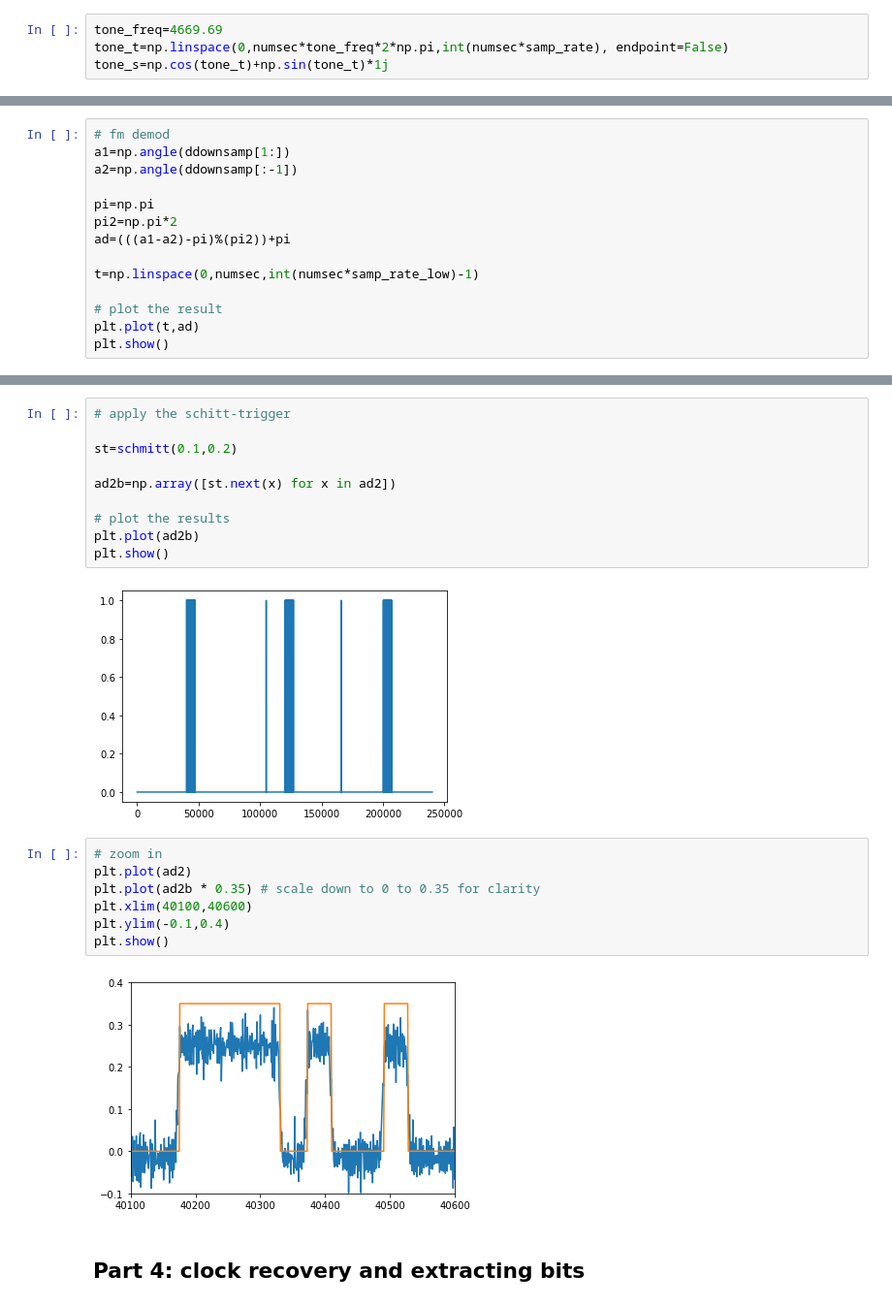
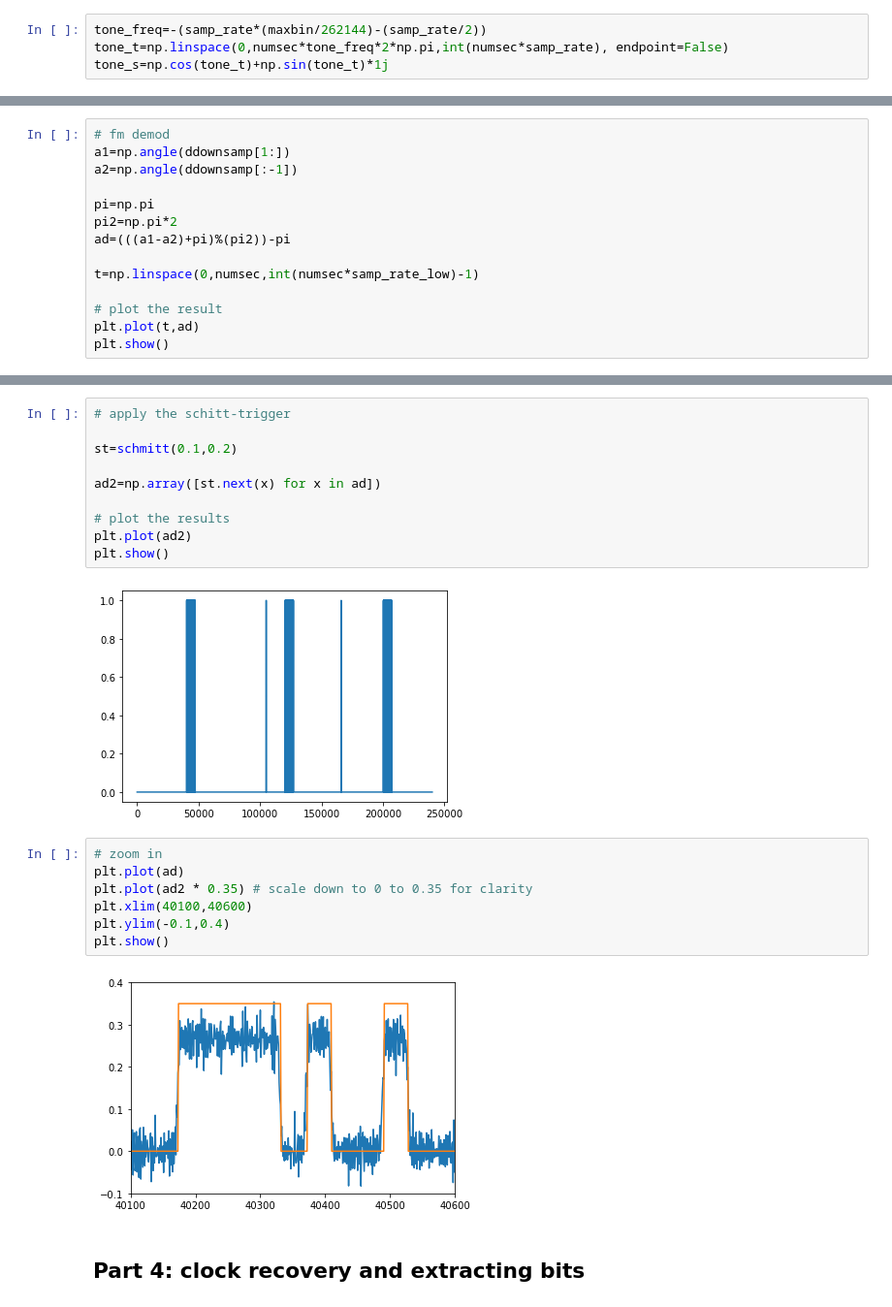
Before and after one commit to on1arf/sdr-python, a Jupyter notebook: efr_teleswitch.ipynb, the cells around one changed output, grey strips where cells are left out. Shown: that part at 97% size. Cells and saved outputs as stored; diff of their text form.

```diff
--- a/efr_teleswitch.ipynb
+++ b/efr_teleswitch.ipynb
@@ -80,7 +80,7 @@ frequency: -4869.68994140625
 ### Upconvert
 Create a tone of 4669.69 Hz, mix it with the received signal to upconvert that signal to 0 Hz and let's look at the result.
 # %%
-tone_freq=4669.69
+tone_freq=-(samp_rate*(maxbin/262144)-(samp_rate/2))
 tone_t=np.linspace(0,numsec*tone_freq*2*np.pi,int(numsec*samp_rate), endpoint=False)
 tone_s=np.cos(tone_t)+np.sin(tone_t)*1j
 # %%
@@ -136,7 +136,7 @@ a2=np.angle(ddownsamp[:-1])
 
 pi=np.pi
 pi2=np.pi*2
-ad=(((a1-a2)-pi)%(pi2))+pi
+ad=(((a1-a2)+pi)%(pi2))-pi
 
 t=np.linspace(0,numsec,int(numsec*samp_rate_low)-1)
 
@@ -205,22 +195,22 @@ class schmitt():
 
 st=schmitt(0.1,0.2)
 
-ad2b=np.array([st.next(x) for x in ad2])
+ad2=np.array([st.next(x) for x in ad])
 
 # plot the results
-plt.plot(ad2b)
+plt.plot(ad2)
 plt.show()
 # %% [output]
 [figure]
 # %%
 # zoom in
-plt.plot(ad2)
-plt.plot(ad2b * 0.35) # scale down to 0 to 0.35 for clarity
+plt.plot(ad)
+plt.plot(ad2 * 0.35) # scale down to 0 to 0.35 for clarity
 plt.xlim(40100,40600)
 plt.ylim(-0.1,0.4)
 plt.show()
 # %% [output]
-[figure, old version]
+[figure, new version]
 # %% [markdown]
 ## Part 4: clock recovery and extracting bits
 # %% [markdown]
```
Also changed, not shown: parts of 9 cells of this notebook.
